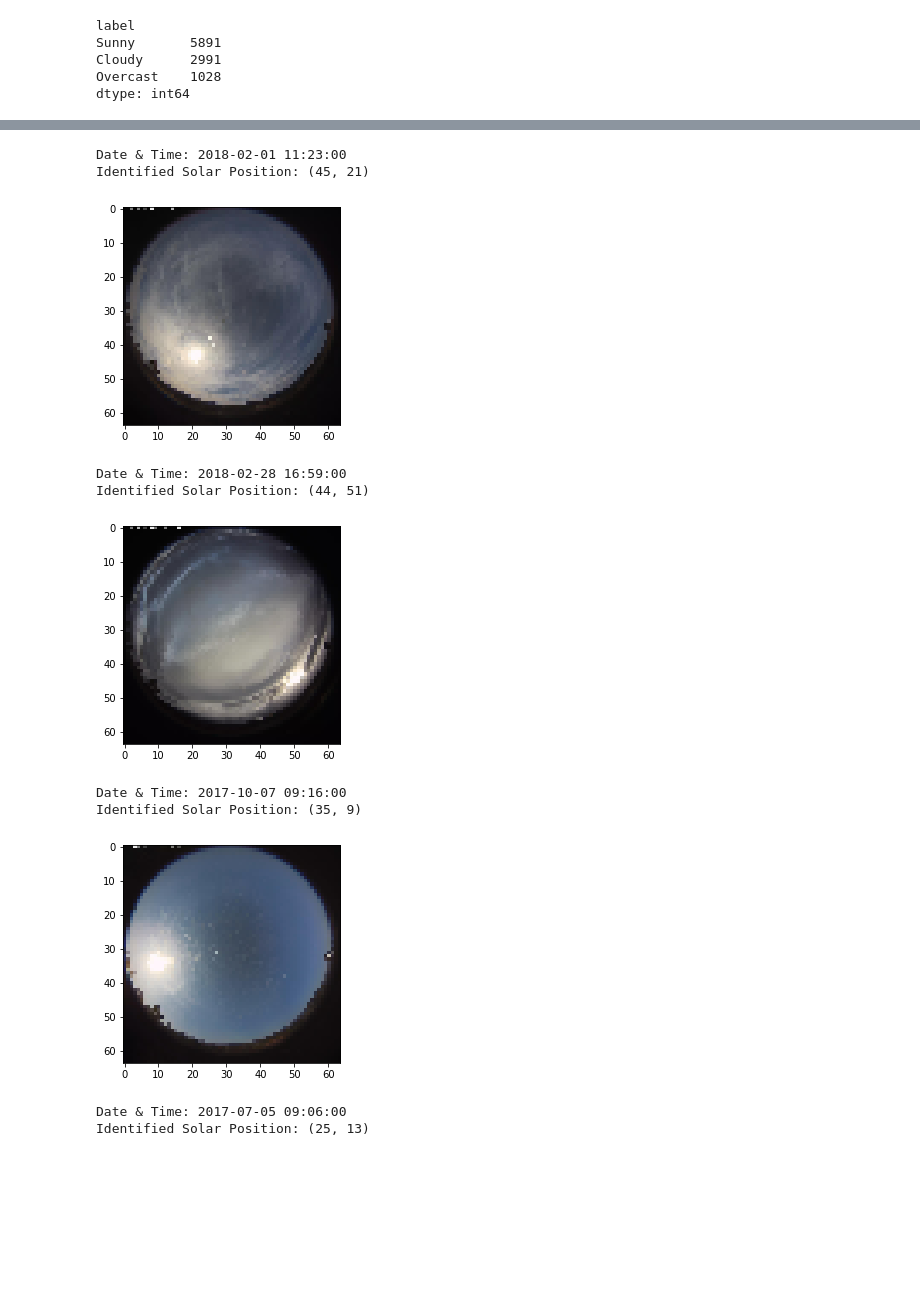
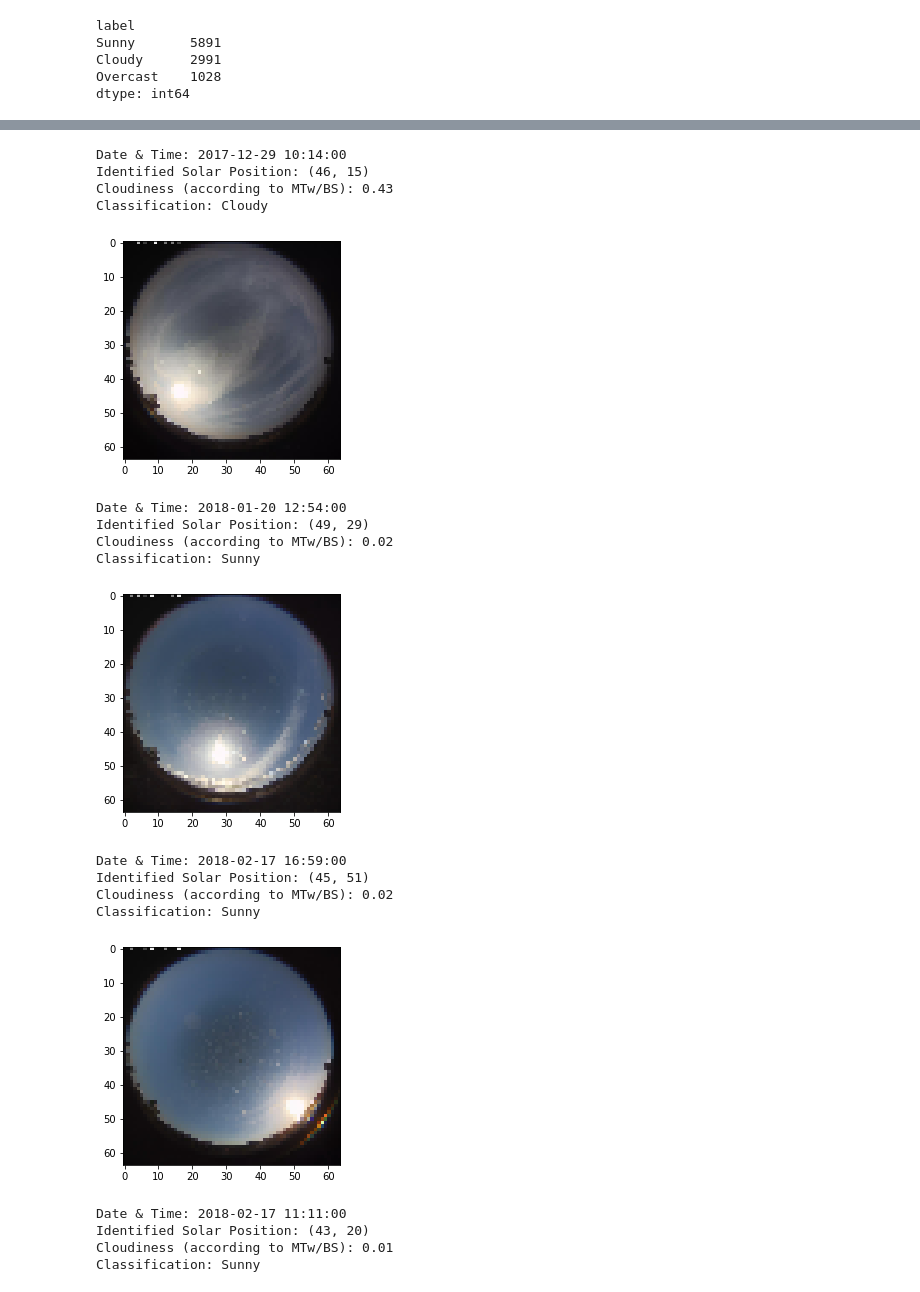
Before and after one commit to msoutojr/IFT-6759-Photovoltaic-forecast, a Jupyter notebook: 1_Replication_Classifier.ipynb, the cells around one changed output, grey strips where cells are left out. Saved outputs shown, nothing was run; the diff lists cells and outputs as text; code cells hidden in the pictures; blank space fills up the shorter version.

```diff
--- a/1_Replication_Classifier.ipynb
+++ b/1_Replication_Classifier.ipynb
@@ -116,12 +116,3 @@ pv_log_test = np.load(pv_log_test_path)
 images_test = np.load(images_test_path)
 #images_test = images_test.reshape(images_test.shape[0],3,64,64)
 datetime_test = np.load(datetime_test_path, allow_pickle=True)
-# %%
-
-# Loading data for initial results
-# Image size: 64x64x3
-datetime_trainval = np.load('/content/drive/MyDrive/photovoltaics/datetime_trainval.npy', allow_pickle=True)
-images_trainval = np.load('/content/drive/MyDrive/photovoltaics/images_trainval.npy', allow_pickle=True)
-datetime_test = np.load('/content/drive/MyDrive/photovoltaics/datetime_test.npy', allow_pickle=True)
-images_test = np.load('/content/drive/MyDrive/photovoltaics/images_test.npy', allow_pickle=True)
-print(images_trainval.shape)
@@ -398,30 +388,38 @@ class_train.to_csv(train_label_path)
 test_label_path = os.path.join(data_folder,'test_label_3_classes_d.csv')
 class_test.to_csv(test_label_path)
 # %%
-# Initial results
+# Teste set results examples
 for n in range(5):
     i = randint(0, len(images_test)-1)
     img = images_test[i]
     dt = datetime_test[i]
     print(f"Date & Time: {dt}")
     print(f"Identified Solar Position: {sun_position(img, dt)}")
 
-    #classes = ["Sunny", "Cloudy", "Overcast"]
-    #prediction, cloudiness = cloudiness_classification(img, dt)
-    #print(f"Cloudiness (according to MTw/BS): {cloudiness:.2f}")
-    #print(f"Classification: {classes[prediction]}")
+    classes = ["Sunny", "Cloudy", "Overcast"]
+    prediction, cloudiness = cloudiness_classification(img, dt)
+    print(f"Cloudiness (according to MTw/BS): {cloudiness:.2f}")
+    print(f"Classification: {classes[prediction]}")
     plt.imshow(img)
     plt.show()
     print()
 # %% [output]
-Date & Time: 2018-02-01 11:23:00
-Identified Solar Position: (45, 21)
+Date & Time: 2017-12-29 10:14:00
+Identified Solar Position: (46, 15)
+Cloudiness (according to MTw/BS): 0.43
+Classification: Cloudy
-[figure, old version]
+[figure, new version]
-Date & Time: 2018-02-28 16:59:00
-Identified Solar Position: (44, 51)
+Date & Time: 2018-01-20 12:54:00
+Identified Solar Position: (49, 29)
+Cloudiness (according to MTw/BS): 0.02
+Classification: Sunny
-[figure, old version]
+[figure, new version]
-Date & Time: 2017-10-07 09:16:00
-Identified Solar Position: (35, 9)
+Date & Time: 2018-02-17 16:59:00
+Identified Solar Position: (45, 51)
+Cloudiness (according to MTw/BS): 0.02
+Classification: Sunny
-[figure, old version]
+[figure, new version]
-Date & Time: 2017-07-05 09:06:00
-Identified Solar Position: (25, 13)
+Date & Time: 2018-02-17 11:11:00
+Identified Solar Position: (43, 20)
+Cloudiness (according to MTw/BS): 0.01
+Classification: Sunny
```
Also changed, not shown: parts of 9 cells of this notebook, 2 other files.
